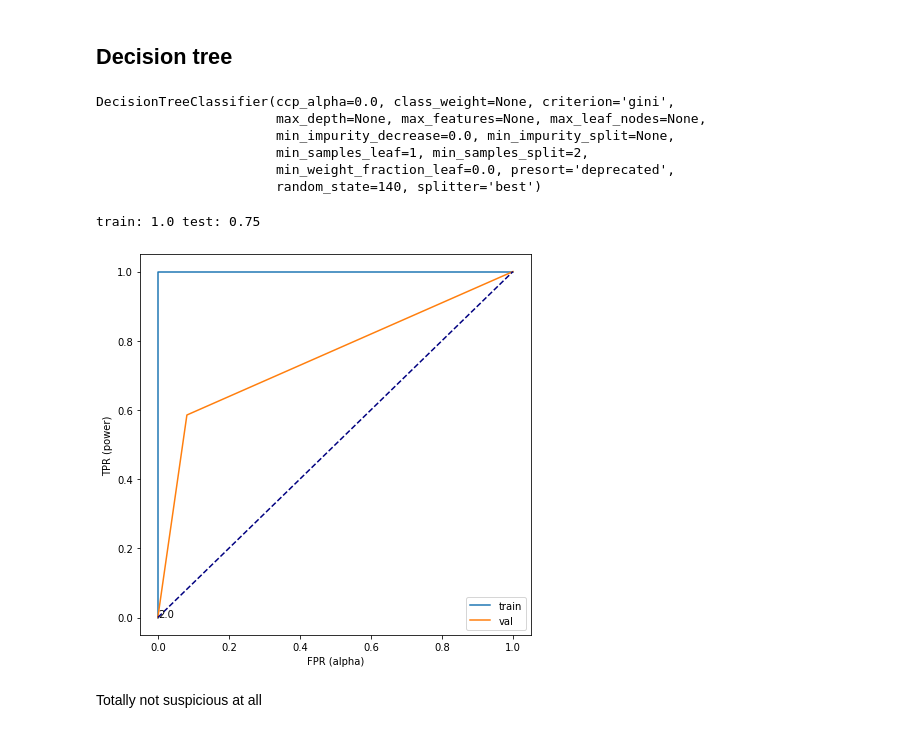
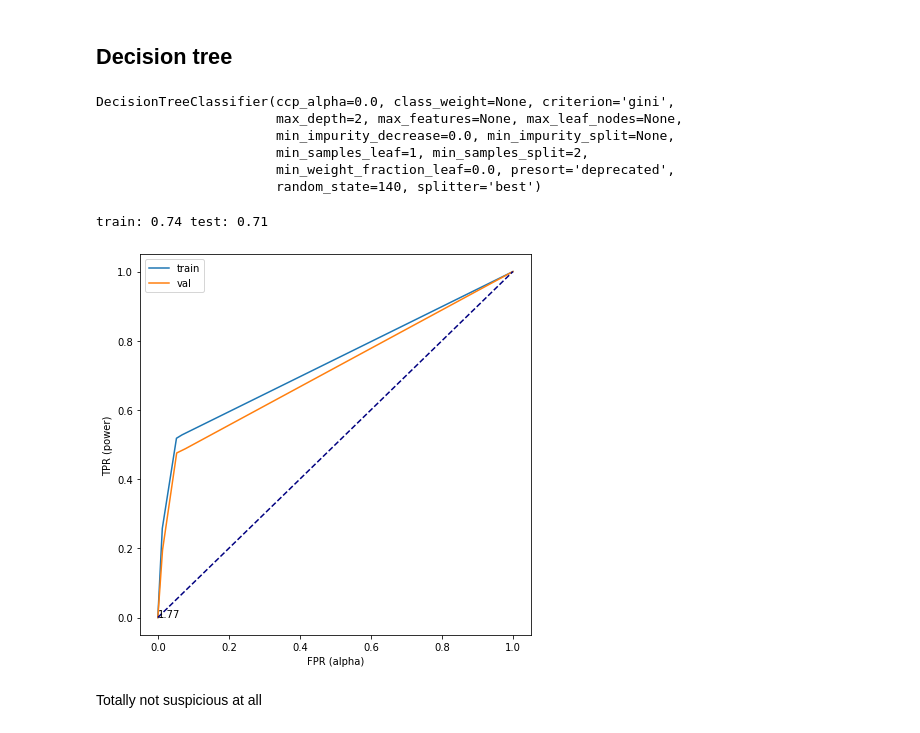
Before and after one commit to PaulWill92/Predicting_Churn, a Jupyter notebook: notebooks/Baseline_model.ipynb, the cells around one changed output. Cells and saved outputs as stored; diff of their text form; code cells hidden in the pictures.

Commit message:
tweaked branch depth got a better model and added decision tree visual.

```diff
--- a/notebooks/Baseline_model.ipynb
+++ b/notebooks/Baseline_model.ipynb
@@ -195,12 +199,12 @@ model = GaussianNB()
 # %%
 from sklearn.tree import DecisionTreeClassifier
 # %%
-model = DecisionTreeClassifier(random_state=140)
+tree_clf = DecisionTreeClassifier(max_depth=2, random_state=140)
 # %%
-model.fit(X_train, y_train)
+tree_clf.fit(X_train, y_train)
 # %% [output]
 DecisionTreeClassifier(ccp_alpha=0.0, class_weight=None, criterion='gini',
-                       max_depth=None, max_features=None, max_leaf_nodes=None,
+                       max_depth=2, max_features=None, max_leaf_nodes=None,
                        min_impurity_decrease=0.0, min_impurity_split=None,
                        min_samples_leaf=1, min_samples_split=2,
                        min_weight_fraction_leaf=0.0, presort='deprecated',
@@ -208,10 +212,10 @@ DecisionTreeClassifier(ccp_alpha=0.0, class_weight=None, criterion='gini',
 # %%
 from sklearn.metrics import roc_curve, roc_auc_score
 # %%
-scores(model, X_train, X_val, y_train, y_val)
-roc_plot(model, X_train, y_train, X_val, y_val)
+scores(tree_clf, X_train, X_val, y_train, y_val)
+roc_plot(tree_clf, X_train, y_train, X_val, y_val)
 # %% [output]
-train: 1.0 test: 0.75
+train: 0.74 test: 0.71
-[figure, old version]
+[figure, new version]
 # %% [markdown]
 Totally not suspicious at all
```
Also changed, not shown: parts of 5 cells of this notebook, 2 other files.
